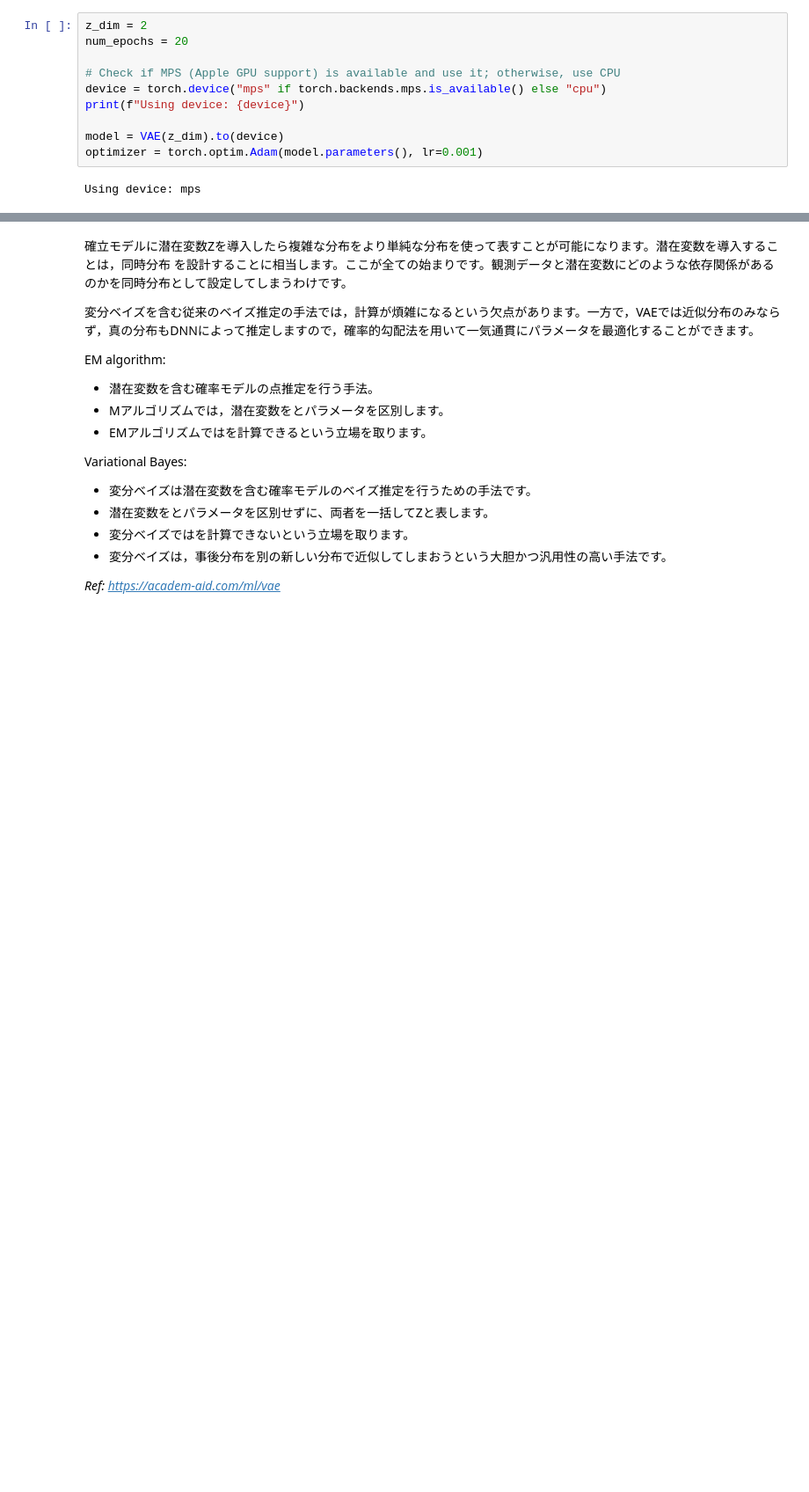
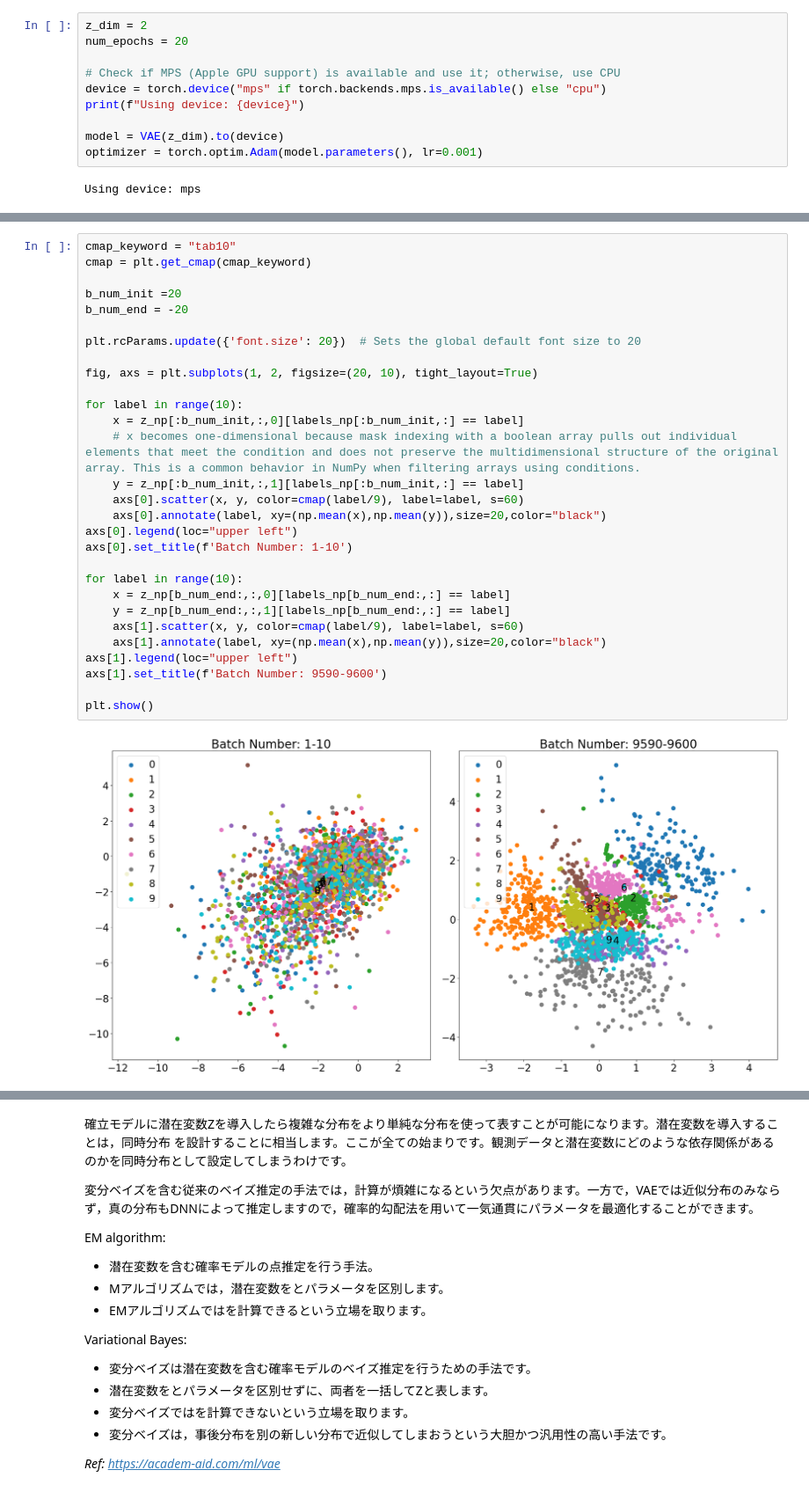
Before and after one commit to uentinnlea/MI_tool, a Jupyter notebook: dimension_reduction/VAE_visualization.ipynb, the cells around one changed output, grey strips where cells are left out. Shown at 88% size. Cells and saved outputs as stored; diff of their text form; blank space fills up the shorter version.

```diff
--- a/dimension_reduction/VAE_visualization.ipynb
+++ b/dimension_reduction/VAE_visualization.ipynb
@@ -192,0 +221,31 @@ plt.plot(train_loss_np)
+# %%
+cmap_keyword = "tab10"
+cmap = plt.get_cmap(cmap_keyword)
+
+b_num_init =20
+b_num_end = -20
+
+plt.rcParams.update({'font.size': 20})  # Sets the global default font size to 20
+
+fig, axs = plt.subplots(1, 2, figsize=(20, 10), tight_layout=True)
+
+for label in range(10):
+    x = z_np[:b_num_init,:,0][labels_np[:b_num_init,:] == label]
+    # x becomes one-dimensional because mask indexing with a boolean array pulls out individual elements that meet the condition and does not preserve the multidimensional structure of the original array. This is a common behavior in NumPy when filtering arrays using conditions.
+    y = z_np[:b_num_init,:,1][labels_np[:b_num_init,:] == label]
+    axs[0].scatter(x, y, color=cmap(label/9), label=label, s=60)
+    axs[0].annotate(label, xy=(np.mean(x),np.mean(y)),size=20,color="black")
+axs[0].legend(loc="upper left")
+axs[0].set_title(f'Batch Number: 1-10')
+
+for label in range(10):
+    x = z_np[b_num_end:,:,0][labels_np[b_num_end:,:] == label]
+    y = z_np[b_num_end:,:,1][labels_np[b_num_end:,:] == label]
+    axs[1].scatter(x, y, color=cmap(label/9), label=label, s=60)
+    axs[1].annotate(label, xy=(np.mean(x),np.mean(y)),size=20,color="black")
+axs[1].legend(loc="upper left")
+axs[1].set_title(f'Batch Number: 9590-9600')
+
+plt.show()
+# %% [output]
+[figure, added]
```
Also changed, not shown: parts of 11 cells of this notebook, 1 other file.
